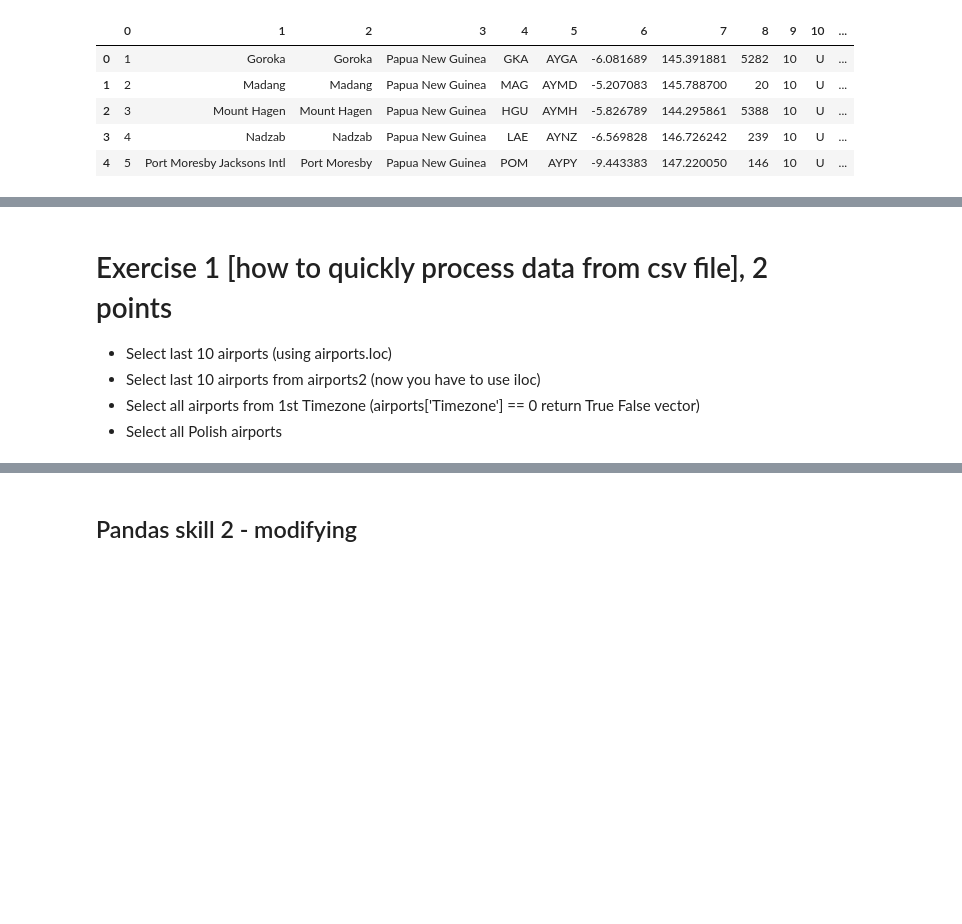
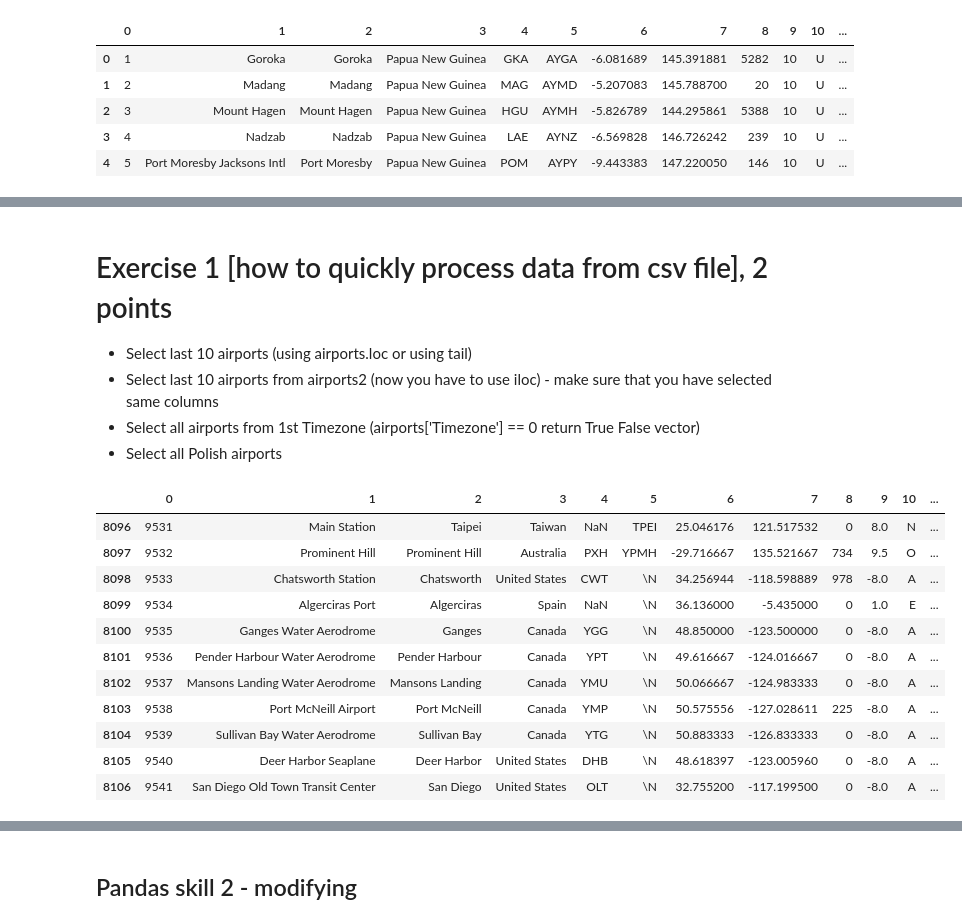
Before and after one commit to kudkudak/python-for-data-processing, a Jupyter notebook: L8.ipynb, the cells around one changed output, grey strips where cells are left out. Drawn from its saved outputs; the diff is of its cells as text; code cells hidden in the pictures; blank space fills up the shorter version.

```diff
--- a/L8.ipynb
+++ b/L8.ipynb
@@ -192,7 +192,22 @@ airports2.head()
 # %% [markdown]
 # Exercise 1 [how to quickly process data from csv file], 2 points
 
-* Select last 10 airports (using airports.loc)
-* Select last 10 airports from airports2 (now you have to use iloc)
+* Select last 10 airports (using airports.loc or using tail)
+* Select last 10 airports from airports2 (now you have to use iloc) - make sure that you have selected same columns
 * Select all airports from 1st Timezone (airports['Timezone'] == 0 return True False vector)
 * Select all Polish airports
+# %%
+airports.loc[8096:8196]
+# %% [output]
+|  | 0 | 1 | 2 | 3 | 4 | 5 | 6 | 7 | 8 | 9 | 10 | ... |
+| 8096 | 9531 | Main Station | Taipei | Taiwan | NaN | TPEI | 25.046176 | 121.517532 | 0 | 8.0 | N | ... |
+| 8097 | 9532 | Prominent Hill | Prominent Hill | Australia | PXH | YPMH | -29.716667 | 135.521667 | 734 | 9.5 | O | ... |
+| 8098 | 9533 | Chatsworth Station | Chatsworth | United States | CWT | \N | 34.256944 | -118.598889 | 978 | -8.0 | A | ... |
+| 8099 | 9534 | Algerciras Port | Algerciras | Spain | NaN | \N | 36.136000 | -5.435000 | 0 | 1.0 | E | ... |
+| 8100 | 9535 | Ganges Water Aerodrome | Ganges | Canada | YGG | \N | 48.850000 | -123.500000 | 0 | -8.0 | A | ... |
+| 8101 | 9536 | Pender Harbour Water Aerodrome | Pender Harbour | Canada | YPT | \N | 49.616667 | -124.016667 | 0 | -8.0 | A | ... |
+| 8102 | 9537 | Mansons Landing Water Aerodrome | Mansons Landing | Canada | YMU | \N | 50.066667 | -124.983333 | 0 | -8.0 | A | ... |
+| 8103 | 9538 | Port McNeill Airport | Port McNeill | Canada | YMP | \N | 50.575556 | -127.028611 | 225 | -8.0 | A | ... |
+| 8104 | 9539 | Sullivan Bay Water Aerodrome | Sullivan Bay | Canada | YTG | \N | 50.883333 | -126.833333 | 0 | -8.0 | A | ... |
+| 8105 | 9540 | Deer Harbor Seaplane | Deer Harbor | United States | DHB | \N | 48.618397 | -123.005960 | 0 | -8.0 | A | ... |
+| 8106 | 9541 | San Diego Old Town Transit Center | San Diego | United States | OLT | \N | 32.755200 | -117.199500 | 0 | -8.0 | A | ... |
```
Also changed, not shown: parts of 2 cells of this notebook.
